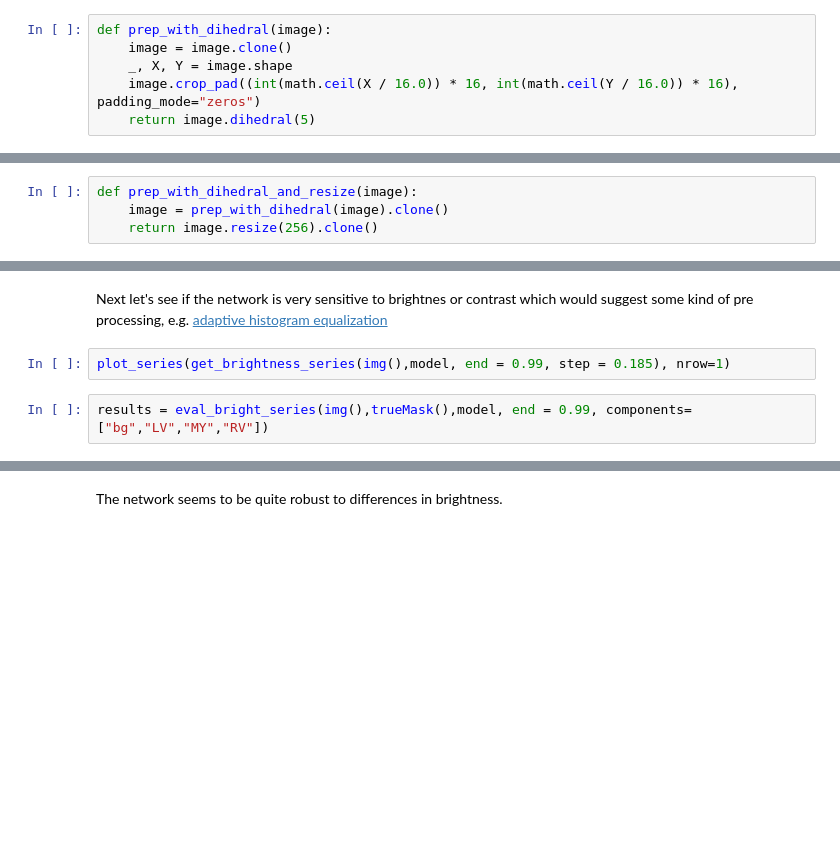
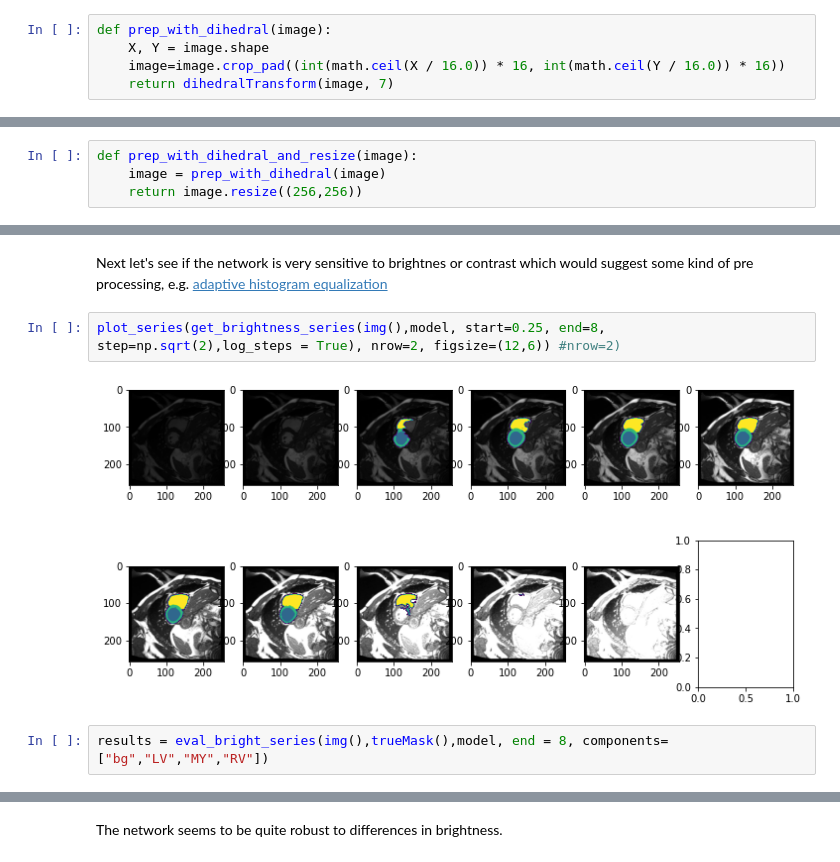
Before and after one commit to chfc-cmi/misas, a Jupyter notebook: 02_ukbb_on_kaggle_pillow_rewrite.ipynb, the cells around one changed output, grey strips where cells are left out. Saved outputs shown, nothing was run; the diff lists cells and outputs as text; blank space fills up the shorter version.

```diff
--- a/02_ukbb_on_kaggle_pillow_rewrite.ipynb
+++ b/02_ukbb_on_kaggle_pillow_rewrite.ipynb
@@ -252,10 +302,9 @@ In the default orientation (0) the network is not successful, however when rotat
 Anyway, as we now know, that (at least for this image) applying a dihedral transformation with parameter 5 yields optimal results we can include this transformation into the preparation function. This way aditional transformations will already use the correctly oriented image as starting point.
 # %%
 def prep_with_dihedral(image):
-    image = image.clone()
-    _, X, Y = image.shape
-    image.crop_pad((int(math.ceil(X / 16.0)) * 16, int(math.ceil(Y / 16.0)) * 16), padding_mode="zeros")
-    return image.dihedral(5)
+    X, Y = image.shape
+    image=image.crop_pad((int(math.ceil(X / 16.0)) * 16, int(math.ceil(Y / 16.0)) * 16))
+    return dihedralTransform(image, 7)
 # %%
 model.prepareSize = prep_with_dihedral
 # %% [markdown]
@@ -287,8 +340,8 @@ import altair as alt
 Apparently, there is quite a suitable size range. A size of 256px is well within that range so we can include a resize as part of the preparation:
 # %%
 def prep_with_dihedral_and_resize(image):
-    image = prep_with_dihedral(image).clone()
-    return image.resize(256).clone()
+    image = prep_with_dihedral(image)
+    return image.resize((256,256))
 # %%
 model.prepareSize = prep_with_dihedral_and_resize
 # %% [markdown]
@@ -361,10 +422,12 @@ gif_series(
 ### Sensitivity to brightness
 # %% [markdown]
 Next let's see if the network is very sensitive to brightnes or contrast which would suggest some kind of pre processing, e.g. [adaptive histogram equalization](https://en.wikipedia.org/wiki/Adaptive_histogram_equalization)
-# %%
-plot_series(get_brightness_series(img(),model, end = 0.99, step = 0.185), nrow=1)
+# %%
+plot_series(get_brightness_series(img(),model, start=0.25, end=8, step=np.sqrt(2),log_steps = True), nrow=2, figsize=(12,6)) #nrow=2)
+# %% [output]
+[figure, added]
 # %%
-results = eval_bright_series(img(),trueMask(),model, end = 0.99, components=["bg","LV","MY","RV"])
+results = eval_bright_series(img(),trueMask(),model, end = 8, components=["bg","LV","MY","RV"])
 # %%
 (alt
  .Chart(results.melt(id_vars=['brightness'],value_vars=['LV','MY','RV'],value_name='dice score'))
```
Also changed, not shown: parts of 23 cells of this notebook, 2 other files.
